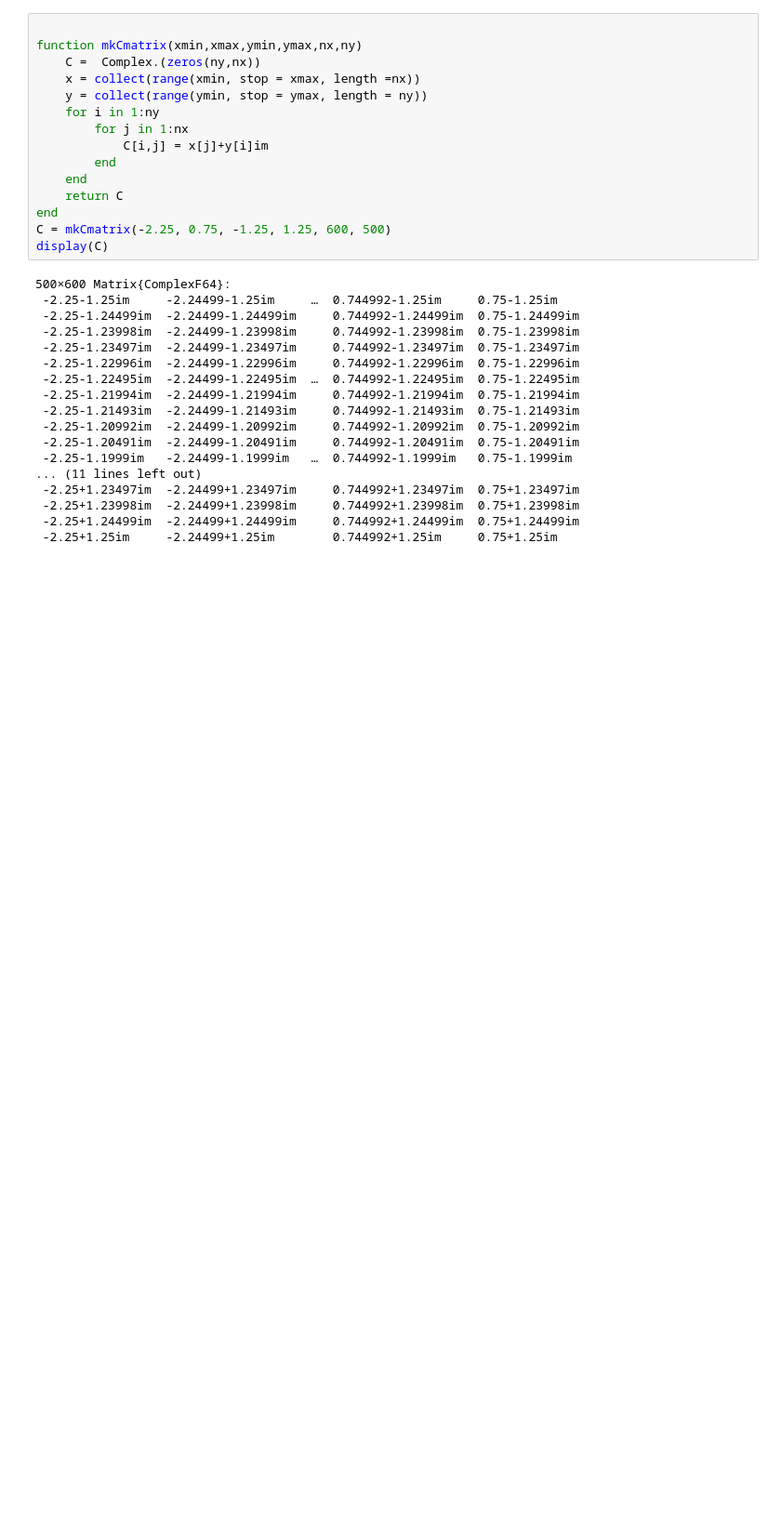
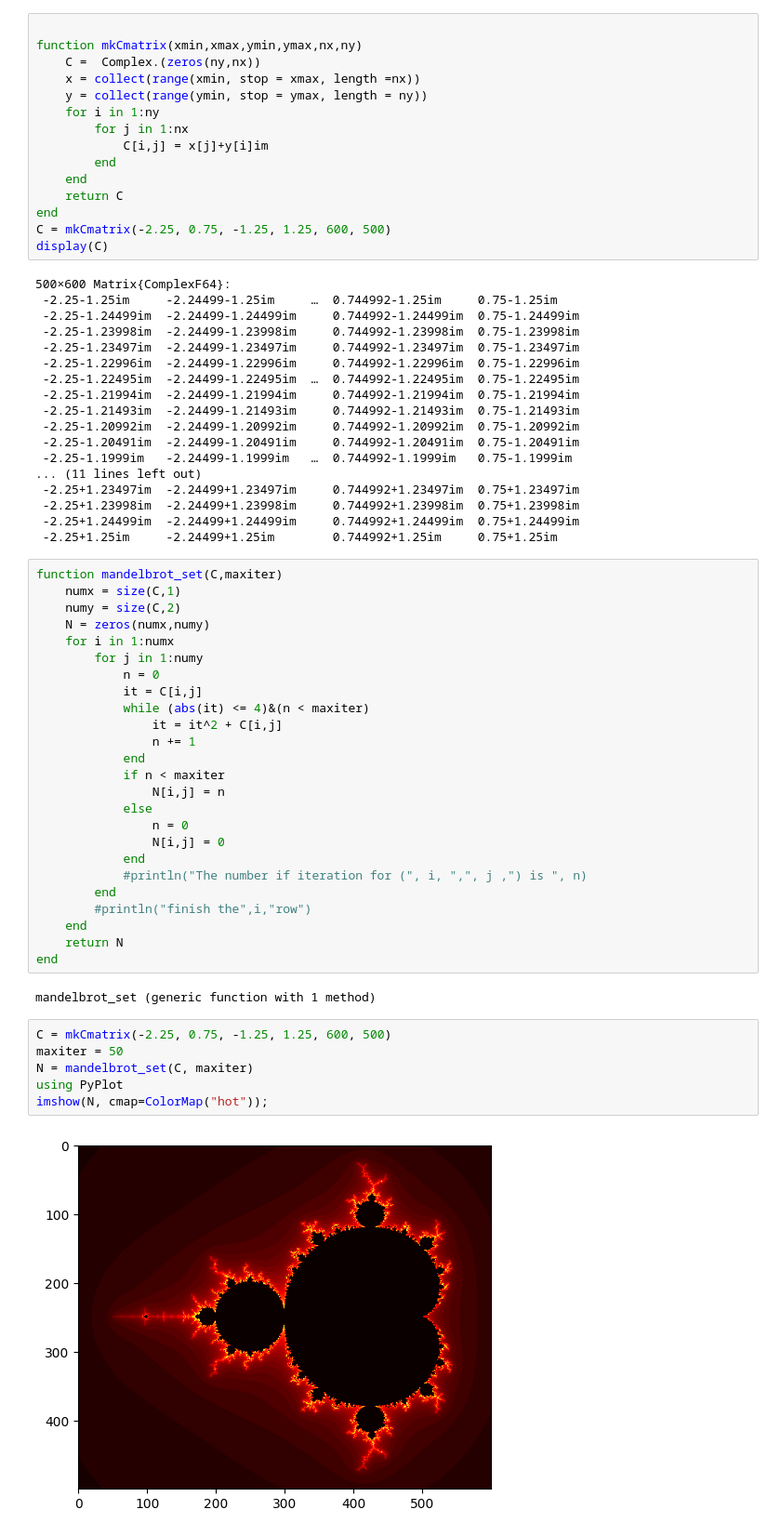
Before and after one commit to TagoreZhao/MATH124, a Jupyter notebook: HW5.ipynb, the cells around one changed output. Shown at 93% size. Drawn from its saved outputs; the diff is of its cells as text; blank space fills up the shorter version.

```diff
--- a/HW5.ipynb
+++ b/HW5.ipynb
@@ -105,3 +105,38 @@ display(C)
  -2.25+1.23998im  -2.24499+1.23998im     0.744992+1.23998im  0.75+1.23998im
  -2.25+1.24499im  -2.24499+1.24499im     0.744992+1.24499im  0.75+1.24499im
  -2.25+1.25im     -2.24499+1.25im        0.744992+1.25im     0.75+1.25im
+# %%
+function mandelbrot_set(C,maxiter)
+    numx = size(C,1)
+    numy = size(C,2)
+    N = zeros(numx,numy)
+    for i in 1:numx
+        for j in 1:numy
+            n = 0
+            it = C[i,j]
+            while (abs(it) <= 4)&(n < maxiter)
+                it = it^2 + C[i,j]
+                n += 1
+            end
+            if n < maxiter
+                N[i,j] = n
+            else
+                n = 0
+                N[i,j] = 0
+            end
+            #println("The number if iteration for (", i, ",", j ,") is ", n)
+        end
+        #println("finish the",i,"row")
+    end
+    return N
+end
+# %% [output]
+mandelbrot_set (generic function with 1 method)
+# %%
+C = mkCmatrix(-2.25, 0.75, -1.25, 1.25, 600, 500)
+maxiter = 50
+N = mandelbrot_set(C, maxiter)
+using PyPlot
+imshow(N, cmap=ColorMap("hot"));
+# %% [output]
+[figure, added]
```
Also changed, not shown: parts of 6 cells of this notebook.
